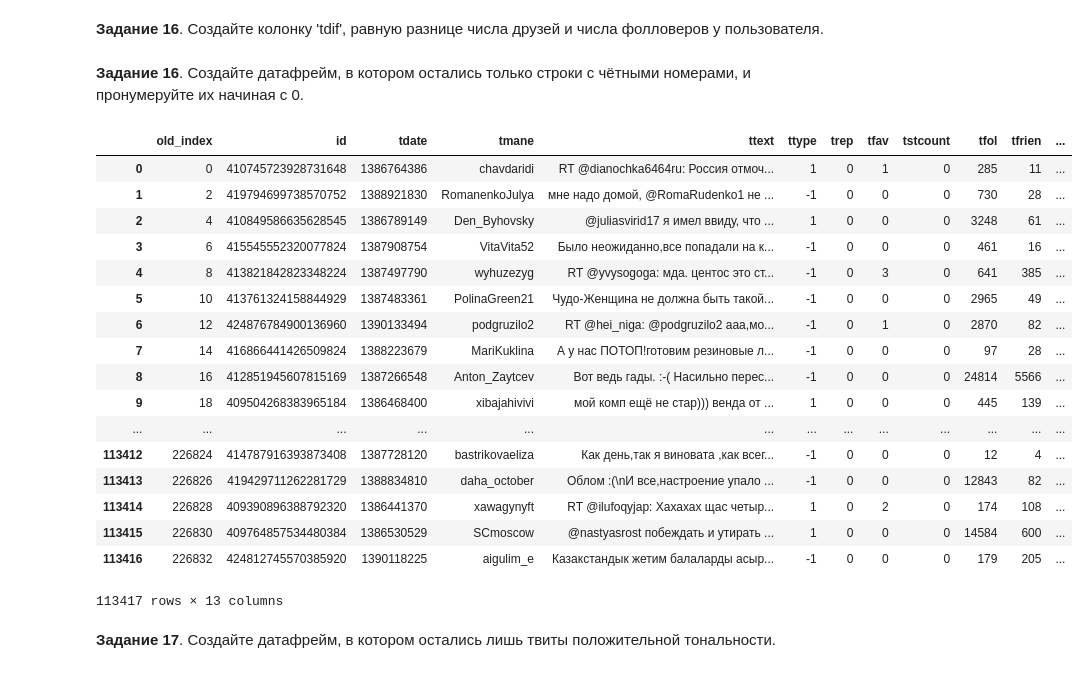
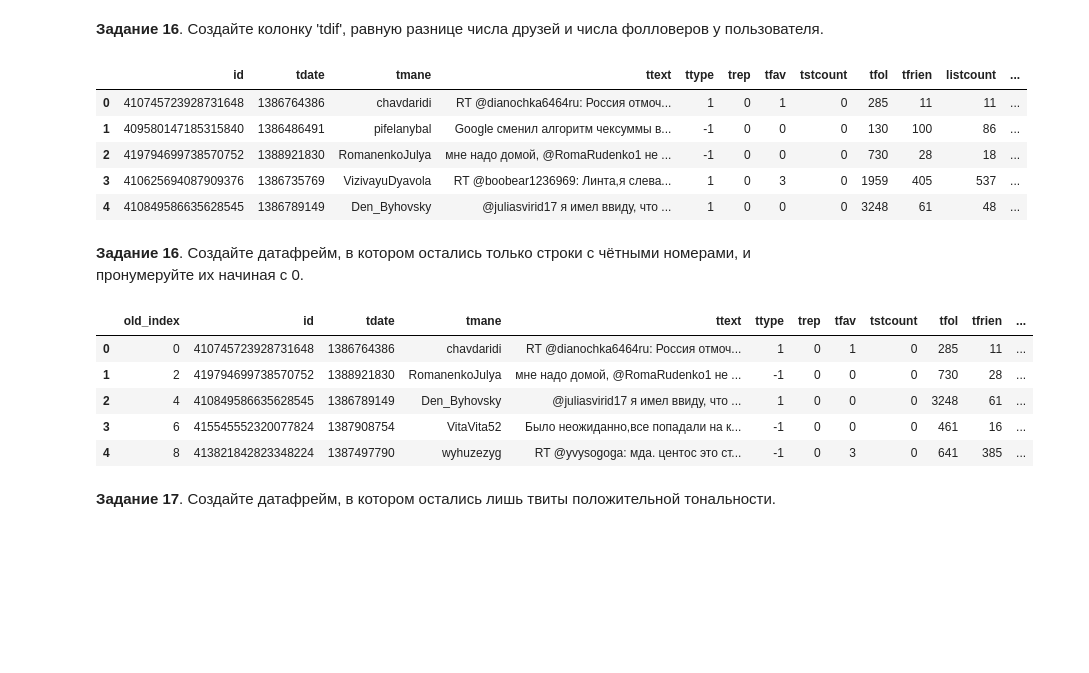
Before and after one commit to GorillazZz1/ml-course-hse-2020, a Jupyter notebook: hw1.ipynb, the cells around one changed output. Cells and saved outputs as stored; diff of their text form; code cells hidden in the pictures; blank space fills up the shorter version.

```diff
--- a/hw1.ipynb
+++ b/hw1.ipynb
@@ -652,32 +671,28 @@ df.head()
 __Задание 16__. Создайте колонку 'tdif', равную разнице числа друзей и числа фолловеров у пользователя.
 # %%
 df['tdif'] = df['tfol'] - df['tfrien']
+df.head()
+# %% [output]
+|  | id | tdate | tmane | ttext | ttype | trep | tfav | tstcount | tfol | tfrien | listcount | ... |
+| 0 | 410745723928731648 | 1386764386 | chavdaridi | RT @dianochka6464ru: Россия отмоч... | 1 | 0 | 1 | 0 | 285 | 11 | 11 | ... |
+| 1 | 409580147185315840 | 1386486491 | pifelanybal | Google сменил алгоритм чексуммы в... | -1 | 0 | 0 | 0 | 130 | 100 | 86 | ... |
+| 2 | 419794699738570752 | 1388921830 | RomanenkoJulya | мне надо домой, @RomaRudenko1 не ... | -1 | 0 | 0 | 0 | 730 | 28 | 18 | ... |
+| 3 | 410625694087909376 | 1386735769 | VizivayuDyavola | RT @boobear1236969: Линта,я слева... | 1 | 0 | 3 | 0 | 1959 | 405 | 537 | ... |
+| 4 | 410849586635628545 | 1386789149 | Den_Byhovsky | @juliasvirid17 я имел ввиду, что ... | 1 | 0 | 0 | 0 | 3248 | 61 | 48 | ... |
 # %% [markdown]
 __Задание 16__. Создайте датафрейм, в котором остались только строки с чётными номерами, и пронумеруйте их начиная с 0.
 # %%
 evendf = df[::2].reset_index().rename( columns={'index':'old_index'} )
-evendf
+evendf.head()
 # .rename (нужно лишь для себя, чтоб увидеть, что индексы действительно только четные взялись)
 # если что уберём с помощью .drop
 # %% [output]
 |  | old_index | id | tdate | tmane | ttext | ttype | trep | tfav | tstcount | tfol | tfrien | ... |
 | 0 | 0 | 410745723928731648 | 1386764386 | chavdaridi | RT @dianochka6464ru: Россия отмоч... | 1 | 0 | 1 | 0 | 285 | 11 | ... |
 | 1 | 2 | 419794699738570752 | 1388921830 | RomanenkoJulya | мне надо домой, @RomaRudenko1 не ... | -1 | 0 | 0 | 0 | 730 | 28 | ... |
 | 2 | 4 | 410849586635628545 | 1386789149 | Den_Byhovsky | @juliasvirid17 я имел ввиду, что ... | 1 | 0 | 0 | 0 | 3248 | 61 | ... |
 | 3 | 6 | 415545552320077824 | 1387908754 | VitaVita52 | Было неожиданно,все попадали на к... | -1 | 0 | 0 | 0 | 461 | 16 | ... |
 | 4 | 8 | 413821842823348224 | 1387497790 | wyhuzezyg | RT @yvysogoga: мда. центос это ст... | -1 | 0 | 3 | 0 | 641 | 385 | ... |
-| 5 | 10 | 413761324158844929 | 1387483361 | PolinaGreen21 | Чудо-Женщина не должна быть такой... | -1 | 0 | 0 | 0 | 2965 | 49 | ... |
-| 6 | 12 | 424876784900136960 | 1390133494 | podgruzilo2 | RT @hei_niga: @podgruzilo2 ааа,мо... | -1 | 0 | 1 | 0 | 2870 | 82 | ... |
-| 7 | 14 | 416866441426509824 | 1388223679 | MariKuklina | А у нас ПОТОП!готовим резиновые л... | -1 | 0 | 0 | 0 | 97 | 28 | ... |
-| 8 | 16 | 412851945607815169 | 1387266548 | Anton_Zaytcev | Вот ведь гады. :-( Насильно перес... | -1 | 0 | 0 | 0 | 24814 | 5566 | ... |
-| 9 | 18 | 409504268383965184 | 1386468400 | xibajahivivi | мой комп ещё не стар))) венда от ... | 1 | 0 | 0 | 0 | 445 | 139 | ... |
-| ... | ... | ... | ... | ... | ... | ... | ... | ... | ... | ... | ... | ... |
-| 113412 | 226824 | 414787916393873408 | 1387728120 | bastrikovaeliza | Как день,так я виновата ,как всег... | -1 | 0 | 0 | 0 | 12 | 4 | ... |
-| 113413 | 226826 | 419429711262281729 | 1388834810 | daha_october | Облом :(\nИ все,настроение упало ... | -1 | 0 | 0 | 0 | 12843 | 82 | ... |
-| 113414 | 226828 | 409390896388792320 | 1386441370 | xawagynyft | RT @ilufoqyjap: Хахахах щас четыр... | 1 | 0 | 2 | 0 | 174 | 108 | ... |
-| 113415 | 226830 | 409764857534480384 | 1386530529 | SCmoscow | @nastyasrost побеждать и утирать ... | 1 | 0 | 0 | 0 | 14584 | 600 | ... |
-| 113416 | 226832 | 424812745570385920 | 1390118225 | aigulim_e | Казакстандык жетим балаларды асыр... | -1 | 0 | 0 | 0 | 179 | 205 | ... |
-113417 rows × 13 columns
 # %% [markdown]
 __Задание 17__. Создайте датафрейм, в котором остались лишь твиты положительной тональности.
 # %%
```
Also changed, not shown: parts of 14 cells of this notebook.
